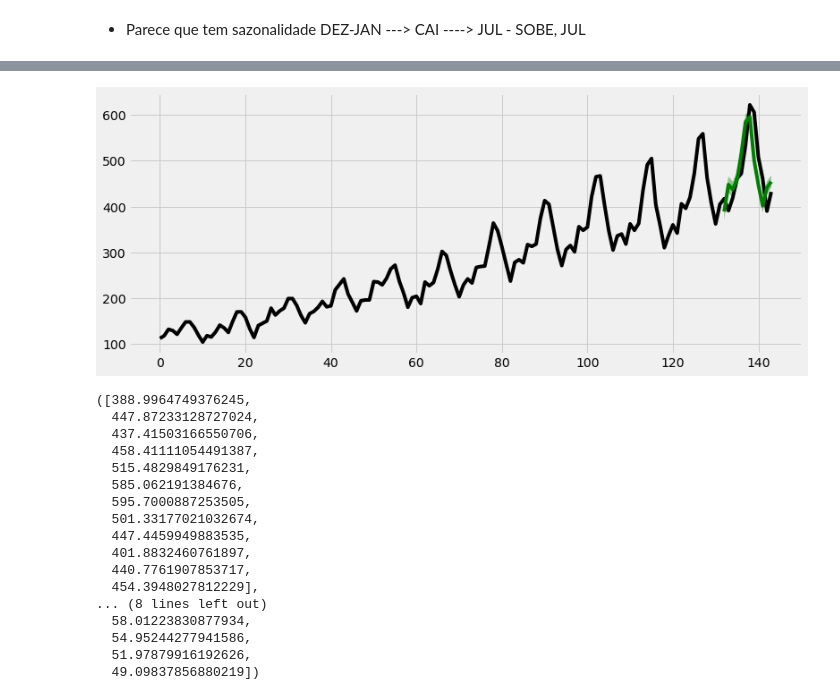
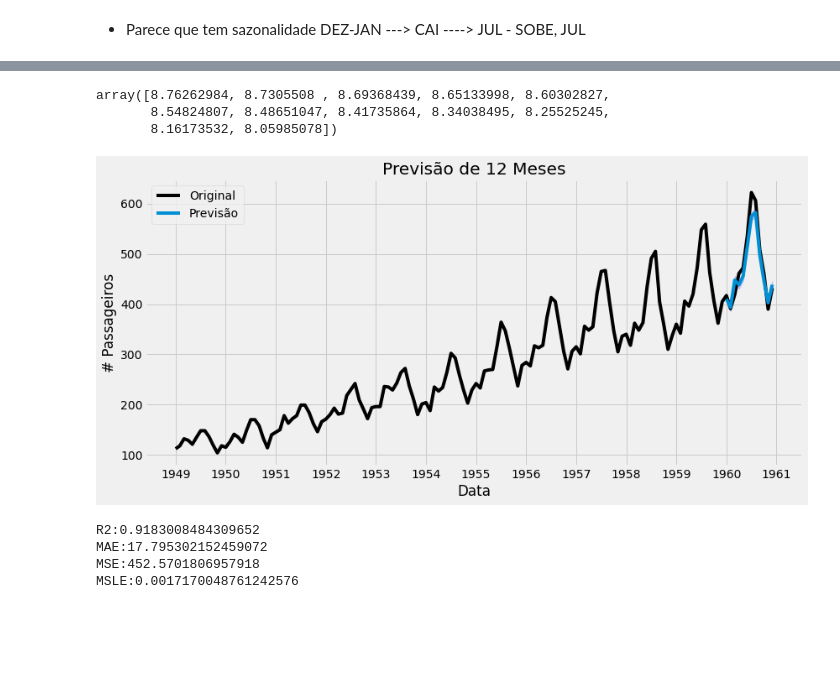
Before and after one commit to leonardo-meireles/Series-Temporais-e-Aprendizado-Dinamico-SME0808, a Jupyter notebook: notebooks/P3 Air.ipynb, the cells around one changed output, grey strips where cells are left out. Drawn from its saved outputs; the diff is of its cells as text; code cells hidden in the pictures; blank space fills up the shorter version.

```diff
--- a/notebooks/P3 Air.ipynb
+++ b/notebooks/P3 Air.ipynb
@@ -207,16 +235,0 @@ plt.savefig('sss.png')
-# %%
-simple_dlm.fit()
-
-# Plot each component (attribute the time series to each component)
-simple_dlm.turnOff('filtered plot')
-simple_dlm.turnOff('smoothed plot')
-simple_dlm.plot('Anual')
-simple_dlm.plot('Tendência Linear')
-
-#simple_dlm.turnOn('predict plot')
-#simple_dlm.turnOn('filtered plot')
-#simple_dlm.turnOn('smoothed plot')
-
-simple_dlm.plot()
-print(f'>>>>>>>>>>>>>>>>>>>>>>{w} e MSE: {simple_dlm.getMSE()}')
-print('================================')
@@ -227,24 +235,0 @@ print('================================')
-# %%
-simple_dlm.plotPredictN(N=12, date=132)
-# %% [output]
-[figure, removed]
-# %%
-simple_dlm.predictN(N=12, date=132)
-# %% [output]
-([388.9964749376245,
-  447.87233128727024,
-  437.41503166550706,
-  458.41111054491387,
-  515.4829849176231,
-  585.062191384676,
-  595.7000887253505,
-  501.33177021032674,
-  447.4459949883535,
-  401.8832460761897,
-  440.7761907853717,
-  454.3948027812229],
-... (8 lines left out)
-  58.01223830877934,
-  54.95244277941586,
-  51.97879916192626,
-  49.09837856880219])
@@ -279,0 +236,36 @@ drm.plotPredictN(date=100, N=49)
+# %%
+y_pred, variance = simple_dlm.predictN(N=12, date=131)
+y_pred, variance = np.array(y_pred), np.array(variance)
+# %%
+# confidence interval
+ci = 0.05*variance
+# %%
+ci
+# %% [output]
+array([8.76262984, 8.7305508 , 8.69368439, 8.65133998, 8.60302827,
+       8.54824807, 8.48651047, 8.41735864, 8.34038495, 8.25525245,
+       8.16173532, 8.05985078])
+# %%
+fig, ax = plt.subplots(figsize=(12, 6))
+ax.set_title('Previsão de 12 Meses')
+ax.set_ylabel('# Passageiros')
+ax.set_xlabel('Data')
+plt.xticks([i*12 for i in range(0, len(df['Mês'].dt.year.unique()) + 1)], df['Mês'].dt.year.unique().tolist() + [1961])
+
+ax.plot(time_series.values, color='k', label='Original', alpha=1)
+ax.plot(range(132, 144), y_pred, label='Previsão')
+ax.fill_between(range(132, 144), (y_pred - ci), (y_pred + ci), color='blue', alpha=0.2)
+ax.legend()
+plt.tight_layout()
+plt.savefig('../images/predict.png', dpi=300)
+# %% [output]
+[figure, added]
+# %%
+from sklearn.metrics import mean_absolute_error, mean_squared_log_error, mean_squared_error, r2_score
+
+print(f'R2:{r2_score(test, y_pred)}\nMAE:{mean_absolute_error(test, y_pred)}\nMSE:{mean_squared_error(test, y_pred)}\nMSLE:{mean_squared_log_error(test, y_pred)}')
+# %% [output]
+R2:0.9183008484309652
+MAE:17.795302152459072
+MSE:452.5701806957918
+MSLE:0.0017170048761242576
```
Also changed, not shown: parts of 17 cells of this notebook, 3 other files.
